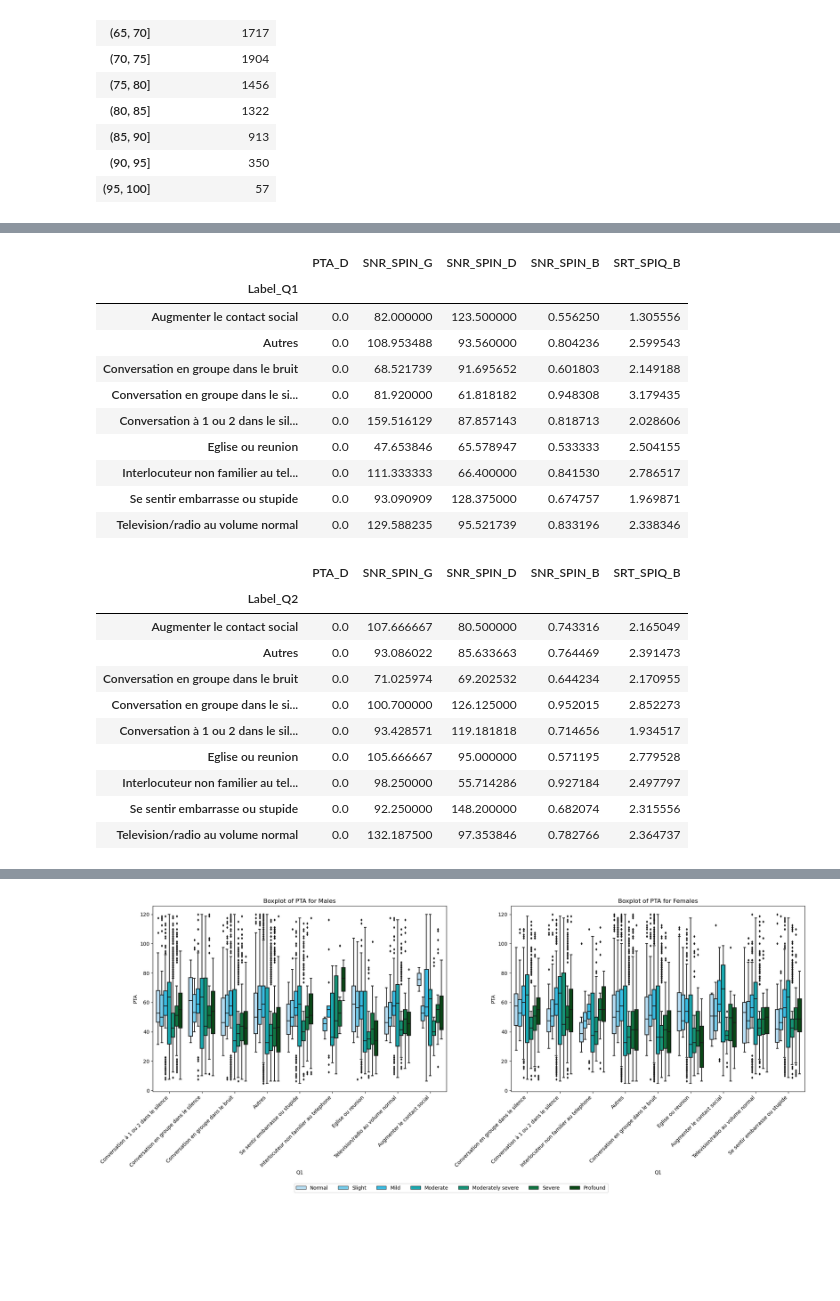
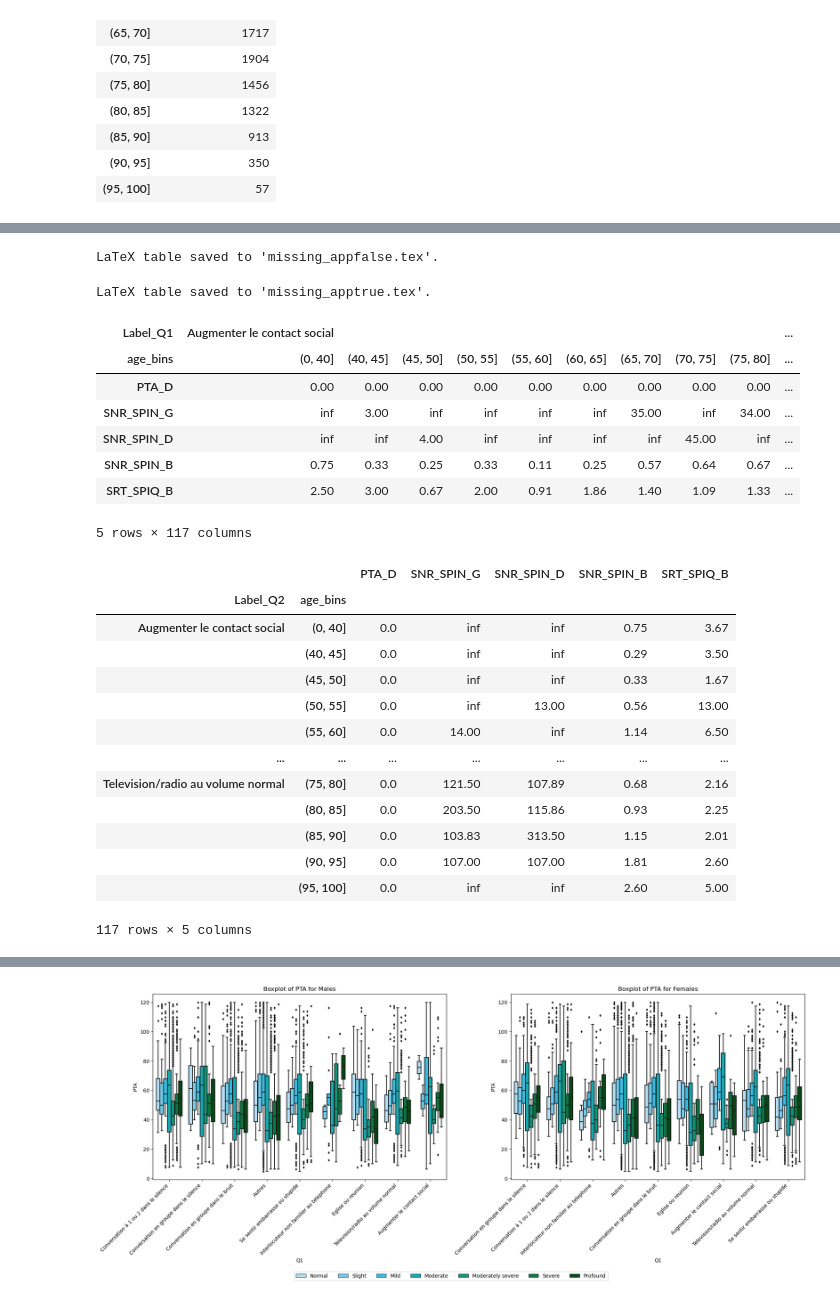
Before and after one commit to mcampi111/COSI, a Jupyter notebook: code/notebooks/data_analysis_v3.ipynb, the cells around one changed output, grey strips where cells are left out. Saved outputs shown, nothing was run; the diff lists cells and outputs as text; code cells hidden in the pictures; blank space fills up the shorter version.

```diff
--- a/code/notebooks/data_analysis_v3.ipynb
+++ b/code/notebooks/data_analysis_v3.ipynb
@@ -993,0 +987,22 @@ df_Ps_Tests_nodep_uniquecode[(df_Ps_Tests_nodep_uniquecode['APPAREILLE'] == Fals
+# %%
+# Define the file path
+file_path = 'missing_appfalse.tex'
+
+# Write the LaTeX table string to the file
+with open(file_path, 'w') as f:
+    f.write(latex_table_missing_tests_appfalse)
+
+print(f"LaTeX table saved to '{file_path}'.")
+# %% [output]
+LaTeX table saved to 'missing_appfalse.tex'.
+# %%
+# Define the file path
+file_path = 'missing_apptrue.tex'
+
+# Write the LaTeX table string to the file
+with open(file_path, 'w') as f:
+    f.write(latex_table_missing_tests_apptrue)
+
+print(f"LaTeX table saved to '{file_path}'.")
+# %% [output]
+LaTeX table saved to 'missing_apptrue.tex'.
@@ -994,29 +1011,29 @@ df_Ps_Tests_nodep_uniquecode[(df_Ps_Tests_nodep_uniquecode['APPAREILLE'] == Fals
 # %%
-df_Ps_Tests_nodep_uniquecode.groupby('Label_Q1')[['PTA_D', 'SNR_SPIN_G', 'SNR_SPIN_D', 'SNR_SPIN_B', 'SRT_SPIQ_B']].apply(lambda x: x.isnull().sum())/df_Ps_Tests_nodep_uniquecode.groupby('Label_Q1')[['PTA_D', 'SNR_SPIN_G', 'SNR_SPIN_D', 'SNR_SPIN_B', 'SRT_SPIQ_B']].count()
+df_Ps_Tests_nodep_uniquecode.groupby(['Label_Q1','age_bins'])[['PTA_D', 'SNR_SPIN_G', 'SNR_SPIN_D', 'SNR_SPIN_B', 'SRT_SPIQ_B']].apply(lambda x: (x.isnull().sum() / x.count()) ).round(2) #it s the same as above in case we want to see how many are missing per Questions
 # %% [output]
-|  | PTA_D | SNR_SPIN_G | SNR_SPIN_D | SNR_SPIN_B | SRT_SPIQ_B |
-| Label_Q1 |  |  |  |  |  |
-| Augmenter le contact social | 0.0 | 82.000000 | 123.500000 | 0.556250 | 1.305556 |
-| Autres | 0.0 | 108.953488 | 93.560000 | 0.804236 | 2.599543 |
-| Conversation en groupe dans le bruit | 0.0 | 68.521739 | 91.695652 | 0.601803 | 2.149188 |
-| Conversation en groupe dans le si... | 0.0 | 81.920000 | 61.818182 | 0.948308 | 3.179435 |
-| Conversation à 1 ou 2 dans le sil... | 0.0 | 159.516129 | 87.857143 | 0.818713 | 2.028606 |
-| Eglise ou reunion | 0.0 | 47.653846 | 65.578947 | 0.533333 | 2.504155 |
-| Interlocuteur non familier au tel... | 0.0 | 111.333333 | 66.400000 | 0.841530 | 2.786517 |
-| Se sentir embarrasse ou stupide | 0.0 | 93.090909 | 128.375000 | 0.674757 | 1.969871 |
-| Television/radio au volume normal | 0.0 | 129.588235 | 95.521739 | 0.833196 | 2.338346 |
+| Label_Q1 | Augmenter le contact social |  |  |  |  |  |  |  |  | ... |
+| age_bins | (0, 40] | (40, 45] | (45, 50] | (50, 55] | (55, 60] | (60, 65] | (65, 70] | (70, 75] | (75, 80] | ... |
+| PTA_D | 0.00 | 0.00 | 0.00 | 0.00 | 0.00 | 0.00 | 0.00 | 0.00 | 0.00 | ... |
+| SNR_SPIN_G | inf | 3.00 | inf | inf | inf | inf | 35.00 | inf | 34.00 | ... |
+| SNR_SPIN_D | inf | inf | 4.00 | inf | inf | inf | inf | 45.00 | inf | ... |
+| SNR_SPIN_B | 0.75 | 0.33 | 0.25 | 0.33 | 0.11 | 0.25 | 0.57 | 0.64 | 0.67 | ... |
+| SRT_SPIQ_B | 2.50 | 3.00 | 0.67 | 2.00 | 0.91 | 1.86 | 1.40 | 1.09 | 1.33 | ... |
+5 rows × 117 columns
 # %%
-df_Ps_Tests_nodep_uniquecode.groupby('Label_Q2')[['PTA_D', 'SNR_SPIN_G', 'SNR_SPIN_D', 'SNR_SPIN_B', 'SRT_SPIQ_B']].apply(lambda x: x.isnull().sum())/df_Ps_Tests_nodep_uniquecode.groupby('Label_Q2')[['PTA_D', 'SNR_SPIN_G', 'SNR_SPIN_D', 'SNR_SPIN_B', 'SRT_SPIQ_B']].count()
+df_Ps_Tests_nodep_uniquecode.groupby(['Label_Q2','age_bins'])[['PTA_D', 'SNR_SPIN_G', 'SNR_SPIN_D', 'SNR_SPIN_B', 'SRT_SPIQ_B']].apply(lambda x: (x.isnull().sum() / x.count()) ).round(2) #it s the same as above in case we want to see how many are missing per Questions
 # %% [output]
-|  | PTA_D | SNR_SPIN_G | SNR_SPIN_D | SNR_SPIN_B | SRT_SPIQ_B |
-| Label_Q2 |  |  |  |  |  |
-| Augmenter le contact social | 0.0 | 107.666667 | 80.500000 | 0.743316 | 2.165049 |
-| Autres | 0.0 | 93.086022 | 85.633663 | 0.764469 | 2.391473 |
-| Conversation en groupe dans le bruit | 0.0 | 71.025974 | 69.202532 | 0.644234 | 2.170955 |
-| Conversation en groupe dans le si... | 0.0 | 100.700000 | 126.125000 | 0.952015 | 2.852273 |
-| Conversation à 1 ou 2 dans le sil... | 0.0 | 93.428571 | 119.181818 | 0.714656 | 1.934517 |
-| Eglise ou reunion | 0.0 | 105.666667 | 95.000000 | 0.571195 | 2.779528 |
-| Interlocuteur non familier au tel... | 0.0 | 98.250000 | 55.714286 | 0.927184 | 2.497797 |
-| Se sentir embarrasse ou stupide | 0.0 | 92.250000 | 148.200000 | 0.682074 | 2.315556 |
-| Television/radio au volume normal | 0.0 | 132.187500 | 97.353846 | 0.782766 | 2.364737 |
+|  |  | PTA_D | SNR_SPIN_G | SNR_SPIN_D | SNR_SPIN_B | SRT_SPIQ_B |
+| Label_Q2 | age_bins |  |  |  |  |  |
+| Augmenter le contact social | (0, 40] | 0.0 | inf | inf | 0.75 | 3.67 |
+|  | (40, 45] | 0.0 | inf | inf | 0.29 | 3.50 |
+|  | (45, 50] | 0.0 | inf | inf | 0.33 | 1.67 |
+|  | (50, 55] | 0.0 | inf | 13.00 | 0.56 | 13.00 |
+|  | (55, 60] | 0.0 | 14.00 | inf | 1.14 | 6.50 |
+| ... | ... | ... | ... | ... | ... | ... |
+| Television/radio au volume normal | (75, 80] | 0.0 | 121.50 | 107.89 | 0.68 | 2.16 |
+|  | (80, 85] | 0.0 | 203.50 | 115.86 | 0.93 | 2.25 |
+|  | (85, 90] | 0.0 | 103.83 | 313.50 | 1.15 | 2.01 |
+|  | (90, 95] | 0.0 | 107.00 | 107.00 | 1.81 | 2.60 |
+|  | (95, 100] | 0.0 | inf | inf | 2.60 | 5.00 |
+117 rows × 5 columns
 # %%
```
Also changed, not shown: parts of 5 cells of this notebook.
